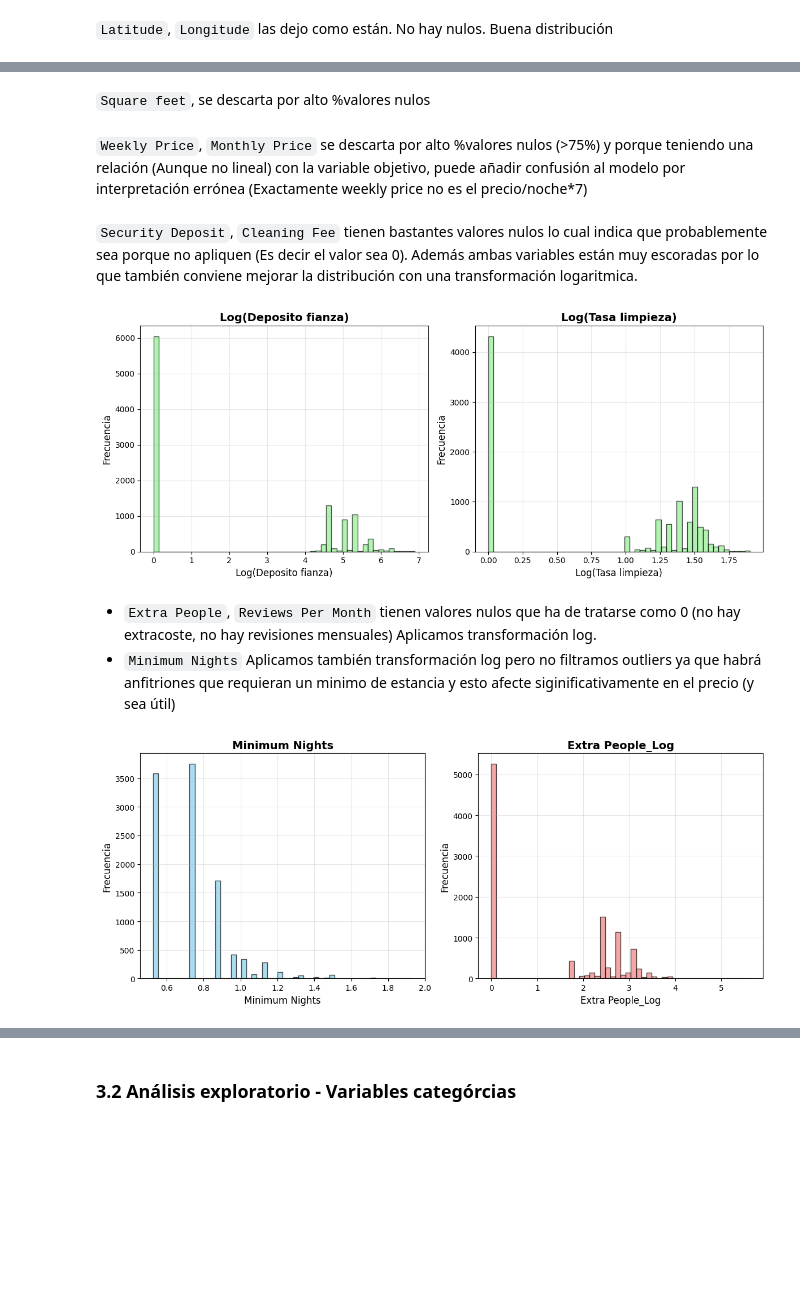
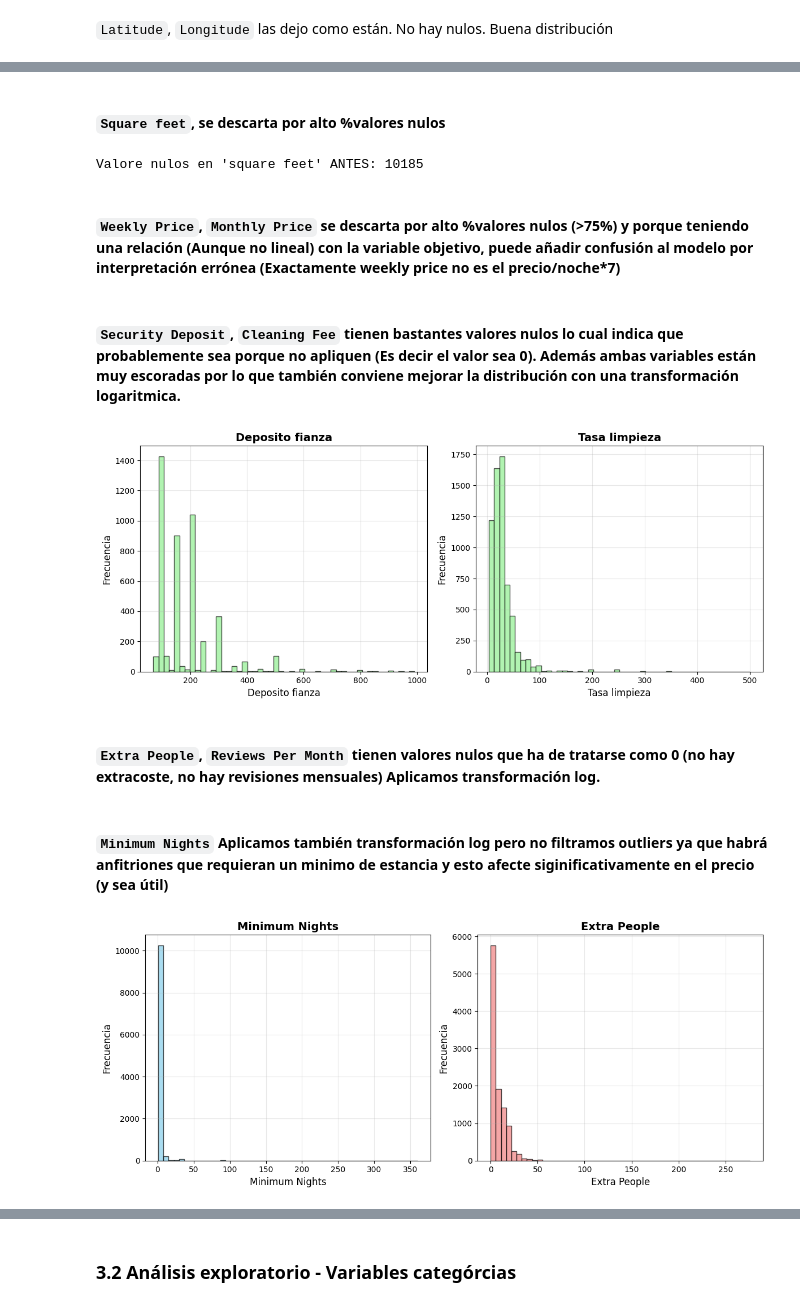
Before and after one commit to mariaeugenia-alvarez/hands-on-coding-machine-learning-project, a Jupyter notebook: ml-airbnb.ipynb, the cells around one changed output, grey strips where cells are left out. Drawn from its saved outputs; the diff is of its cells as text; code cells hidden in the pictures; blank space fills up the shorter version.

```diff
--- a/ml-airbnb.ipynb
+++ b/ml-airbnb.ipynb
@@ -340,6 +295,10 @@ pretrain_data_procesado['Beds'] = pretrain_data_procesado['Beds'].fillna(pretrai
 # %% [markdown]
-`Square feet`, se descarta por alto %valores nulos
+#### `Square feet`, se descarta por alto %valores nulos
+# %%
+print(f"Valore nulos en 'square feet': {pretrain_data['Square Feet'].isnull().sum()}")
+# %% [output]
+Valore nulos en 'square feet' ANTES: 10185
 # %% [markdown]
-`Weekly Price`, `Monthly Price` se descarta por alto %valores nulos (>75%) y porque teniendo una relación (Aunque no lineal) con la variable objetivo, puede añadir confusión al modelo por interpretación errónea (Exactamente weekly price no es el precio/noche*7)
+#### `Weekly Price`, `Monthly Price` se descarta por alto %valores nulos (>75%) y porque teniendo una relación (Aunque no lineal) con la variable objetivo, puede añadir confusión al modelo por interpretación errónea (Exactamente weekly price no es el precio/noche*7)
 # %% [markdown]
-`Security Deposit`, `Cleaning Fee` tienen bastantes valores nulos lo cual indica que probablemente sea porque no apliquen (Es decir el valor sea 0). Además ambas variables están muy escoradas por lo que también conviene mejorar la distribución con una transformación logaritmica.
+#### `Security Deposit`, `Cleaning Fee` tienen bastantes valores nulos lo cual indica que probablemente sea porque no apliquen (Es decir el valor sea 0). Además ambas variables están muy escoradas por lo que también conviene mejorar la distribución con una transformación logaritmica.
@@ -355,26 +305,25 @@ pretrain_data_procesado['Cleaning Fee_Log'] = np.log1p(pretrain_data_procesado['
 # %%
 plt.figure(figsize=(12, 5))
 
 # Seecurity Deposit
 plt.subplot(1, 2, 1)
-plt.hist(pretrain_data_procesado['Security Deposit_Log'], bins=50, alpha=0.7, color='lightgreen', edgecolor='black')
-plt.xlabel('Log(Deposito fianza)', fontsize=12)
+plt.hist(pretrain_data['Security Deposit'], bins=50, alpha=0.7, color='lightgreen', edgecolor='black')
+plt.xlabel('Deposito fianza', fontsize=12)
 plt.ylabel('Frecuencia', fontsize=12)
-plt.title('Log(Deposito fianza)', fontsize=14, fontweight='bold')
+plt.title('Deposito fianza', fontsize=14, fontweight='bold')
 plt.grid(True, alpha=0.3)
 
 # Claening fee
 plt.subplot(1, 2, 2)
-plt.hist(pretrain_data_procesado['Cleaning Fee'], bins=50, alpha=0.7, color='lightgreen', edgecolor='black')
-plt.xlabel('Log(Tasa limpieza)', fontsize=12)
+plt.hist(pretrain_data['Cleaning Fee'], bins=50, alpha=0.7, color='lightgreen', edgecolor='black')
+plt.xlabel('Tasa limpieza', fontsize=12)
 plt.ylabel('Frecuencia', fontsize=12)
-plt.title('Log(Tasa limpieza)', fontsize=14, fontweight='bold')
+plt.title('Tasa limpieza', fontsize=14, fontweight='bold')
 plt.grid(True, alpha=0.3)
 
 plt.tight_layout()
 plt.show()
 # %% [output]
-[figure, old version]
+[figure, new version]
 # %% [markdown]
-- `Extra People`, `Reviews Per Month` tienen valores nulos que ha de tratarse como 0 (no hay extracoste, no hay revisiones mensuales) Aplicamos transformación log.
-- `Minimum Nights` Aplicamos también transformación log pero no filtramos outliers ya que habrá anfitriones que requieran un minimo de estancia y esto afecte siginificativamente en el precio (y sea útil)
+#### `Extra People`, `Reviews Per Month` tienen valores nulos que ha de tratarse como 0 (no hay extracoste, no hay revisiones mensuales) Aplicamos transformación log.
@@ -391,17 +330,19 @@ pretrain_data_procesado['Reviews per Month'] = np.log1p(pretrain_data_procesado[
+# %% [markdown]
+#### `Minimum Nights` Aplicamos también transformación log pero no filtramos outliers ya que habrá anfitriones que requieran un minimo de estancia y esto afecte siginificativamente en el precio (y sea útil)
 # %%
 plt.figure(figsize=(12, 5))
 
 # LOG(Extra People)
 plt.subplot(1, 2, 2)
-plt.hist(pretrain_data_procesado['Extra People_Log'].dropna(), bins=50, alpha=0.7, color='lightcoral', edgecolor='black')
-plt.xlabel('Extra People_Log', fontsize=12)
+plt.hist(pretrain_data['Extra People'].dropna(), bins=50, alpha=0.7, color='lightcoral', edgecolor='black')
+plt.xlabel('Extra People', fontsize=12)
 plt.ylabel('Frecuencia', fontsize=12)
-plt.title('Extra People_Log', fontsize=14, fontweight='bold')
+plt.title('Extra People', fontsize=14, fontweight='bold')
 plt.grid(True, alpha=0.3)
 
 # LOG(Minimum Nights)
 plt.subplot(1, 2, 1)
-plt.hist(pretrain_data_procesado['Minimum Nights_Log'].dropna(), bins=50, alpha=0.7, color='skyblue', edgecolor='black')
+plt.hist(pretrain_data['Minimum Nights'].dropna(), bins=50, alpha=0.7, color='skyblue', edgecolor='black')
 plt.xlabel('Minimum Nights', fontsize=12)
 plt.ylabel('Frecuencia', fontsize=12)
 plt.title('Minimum Nights', fontsize=14, fontweight='bold')
@@ -410,5 +351,5 @@ plt.grid(True, alpha=0.3)
 plt.tight_layout()
 plt.show()
 # %% [output]
-[figure, old version]
+[figure, new version]
 # %% [markdown]
```
Also changed, not shown: parts of 61 cells of this notebook.
